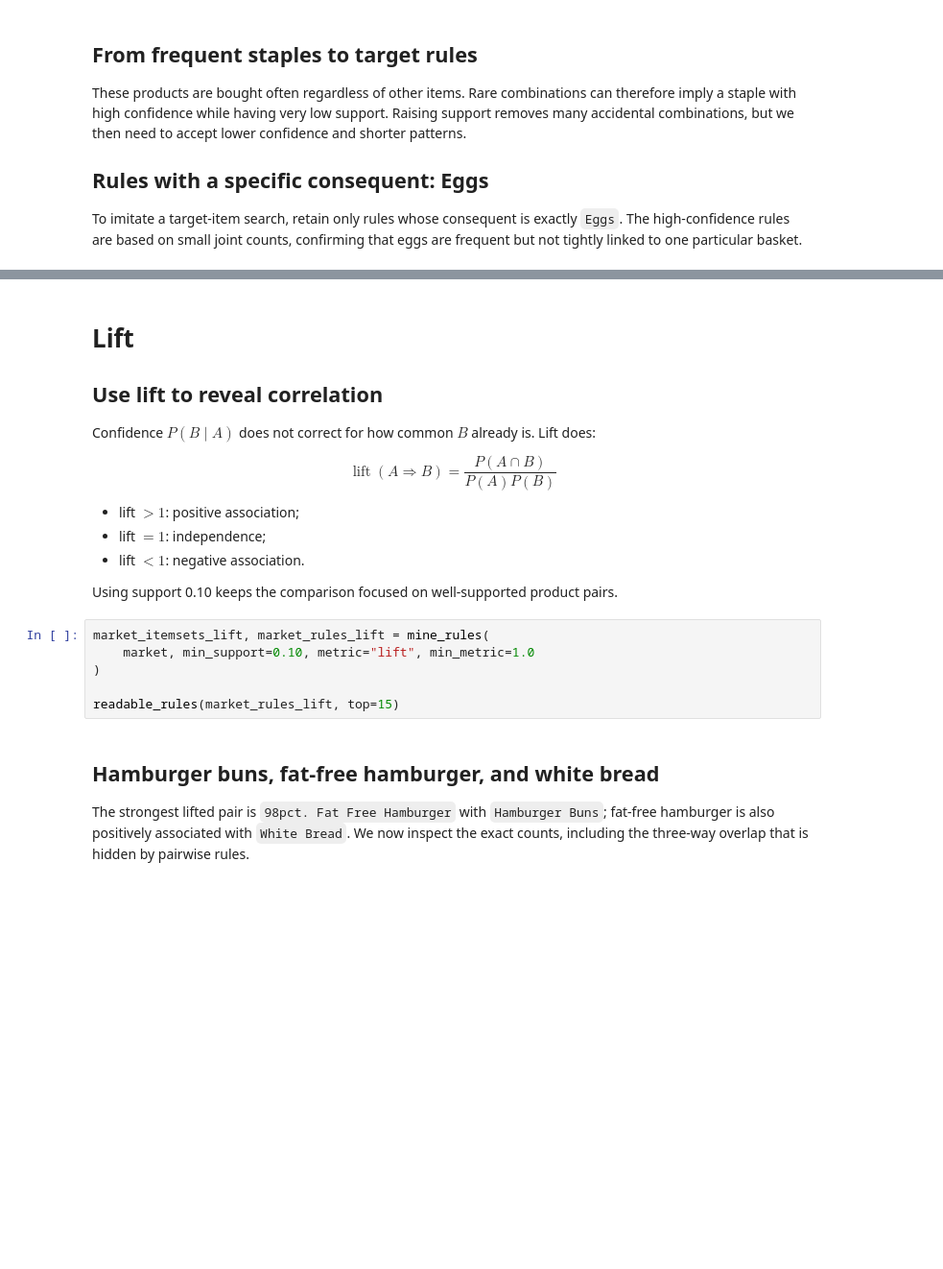
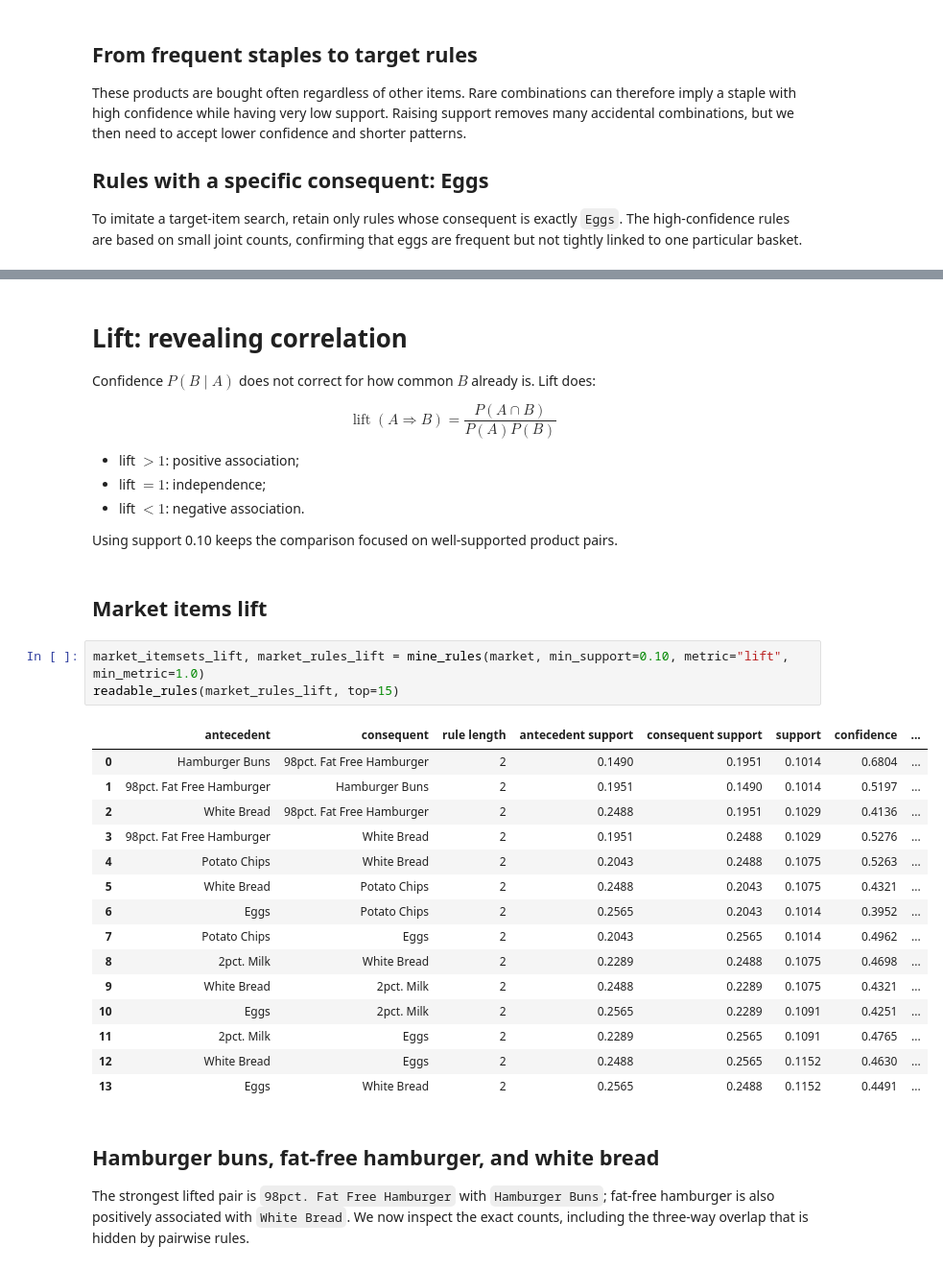
Before and after one commit to w4bo/AA2627-unibo-mldm, a Jupyter notebook: slides/lab-05-association-rules.ipynb, the cells around one changed output, grey strips where cells are left out. Shown at 96% size. Drawn from its saved outputs; the diff is of its cells as text; blank space fills up the shorter version.

```diff
--- a/slides/lab-05-association-rules.ipynb
+++ b/slides/lab-05-association-rules.ipynb
@@ -526,7 +769,5 @@ readable_rules(egg_rules, top=15)
 # %% [markdown]
-# Lift
-
-## Use lift to reveal correlation
+# Lift: revealing correlation
 
 Confidence $P(B\mid A)$ does not correct for how common $B$ already is. Lift does:
 
@@ -539,12 +780,27 @@ $$
 - lift $<1$: negative association.
 
 Using support 0.10 keeps the comparison focused on well-supported product pairs.
+# %% [markdown]
+## Market items lift
 # %%
-market_itemsets_lift, market_rules_lift = mine_rules(
-    market, min_support=0.10, metric="lift", min_metric=1.0
-)
-
+market_itemsets_lift, market_rules_lift = mine_rules(market, min_support=0.10, metric="lift", min_metric=1.0)
 readable_rules(market_rules_lift, top=15)
+# %% [output]
+|  | antecedent | consequent | rule length | antecedent support | consequent support | support | confidence | ... |
+| 0 | Hamburger Buns | 98pct. Fat Free Hamburger | 2 | 0.1490 | 0.1951 | 0.1014 | 0.6804 | ... |
+| 1 | 98pct. Fat Free Hamburger | Hamburger Buns | 2 | 0.1951 | 0.1490 | 0.1014 | 0.5197 | ... |
+| 2 | White Bread | 98pct. Fat Free Hamburger | 2 | 0.2488 | 0.1951 | 0.1029 | 0.4136 | ... |
+| 3 | 98pct. Fat Free Hamburger | White Bread | 2 | 0.1951 | 0.2488 | 0.1029 | 0.5276 | ... |
+| 4 | Potato Chips | White Bread | 2 | 0.2043 | 0.2488 | 0.1075 | 0.5263 | ... |
+| 5 | White Bread | Potato Chips | 2 | 0.2488 | 0.2043 | 0.1075 | 0.4321 | ... |
+| 6 | Eggs | Potato Chips | 2 | 0.2565 | 0.2043 | 0.1014 | 0.3952 | ... |
+| 7 | Potato Chips | Eggs | 2 | 0.2043 | 0.2565 | 0.1014 | 0.4962 | ... |
+| 8 | 2pct. Milk | White Bread | 2 | 0.2289 | 0.2488 | 0.1075 | 0.4698 | ... |
+| 9 | White Bread | 2pct. Milk | 2 | 0.2488 | 0.2289 | 0.1075 | 0.4321 | ... |
+| 10 | Eggs | 2pct. Milk | 2 | 0.2565 | 0.2289 | 0.1091 | 0.4251 | ... |
+| 11 | 2pct. Milk | Eggs | 2 | 0.2289 | 0.2565 | 0.1091 | 0.4765 | ... |
+| 12 | White Bread | Eggs | 2 | 0.2488 | 0.2565 | 0.1152 | 0.4630 | ... |
+| 13 | Eggs | White Bread | 2 | 0.2565 | 0.2488 | 0.1152 | 0.4491 | ... |
 # %% [markdown]
 ## Hamburger buns, fat-free hamburger, and white bread
 
```
Also changed, not shown: parts of 47 cells of this notebook, 46 other files.
